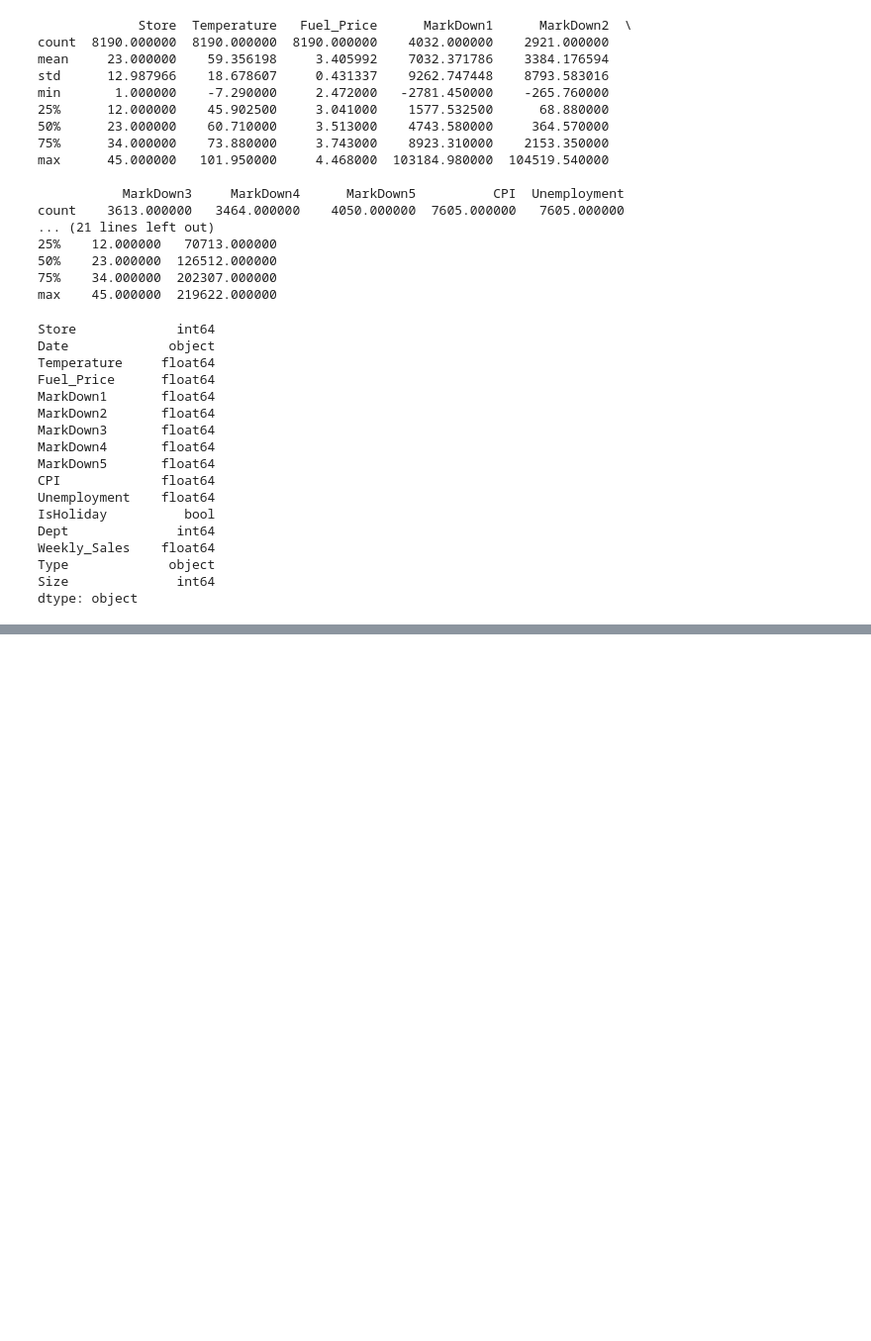
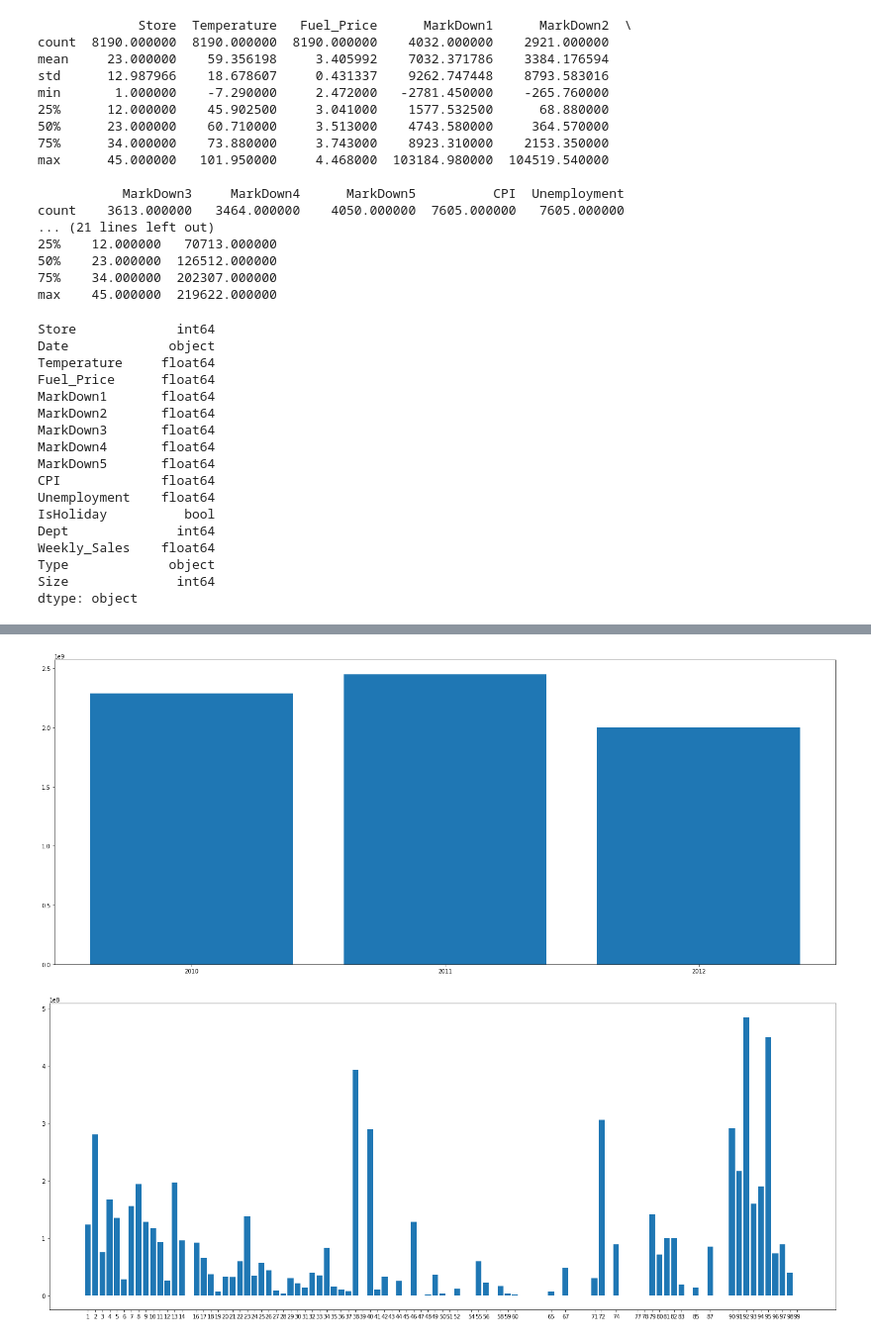
Before and after one commit to sathyanarayanankrishnan/DataScience, a Jupyter notebook: avatar-retail-analytics.ipynb, the cells around one changed output, grey strips where cells are left out. Shown at 99% size. Saved outputs shown, nothing was run; the diff lists cells and outputs as text; code cells hidden in the pictures; blank space fills up the shorter version.

```diff
--- a/avatar-retail-analytics.ipynb
+++ b/avatar-retail-analytics.ipynb
@@ -120,0 +141,21 @@ df_fss
+# %%
+df_fss['Year'] = pd.DatetimeIndex(df_fss['Date']).year
+df_fss['Month'] = pd.DatetimeIndex(df_fss['Date']).month
+df_fss['Quarter'] = pd.DatetimeIndex(df_fss['Date']).quarter
+df_fss['Quarter'] = pd.DatetimeIndex(df_fss['Date']).quarter
+df_fss['MarkDown1']=df_fss['MarkDown1'].fillna(0)
+df_fss['MarkDown2']=df_fss['MarkDown2'].fillna(0)
+df_fss['MarkDown3']=df_fss['MarkDown3'].fillna(0)
+df_fss['MarkDown4']=df_fss['MarkDown4'].fillna(0)
+df_fss['MarkDown5']=df_fss['MarkDown5'].fillna(0)
+#df_fss.head(10)
+#df_fss[df_fss['MarkDown1']>0]
+# %%
+df_fss_s14=df_fss[df_fss['Store']==14]
+store_14_year = df_fss.groupby(['Year'], as_index=False).agg(Sum_of_Weekly_Sales=('Weekly_Sales','sum'))
+Dept_14_year = df_fss.groupby(['Dept'], as_index=False).agg(Sum_of_Weekly_Sales_Dept=('Weekly_Sales','sum'))
+bar_plot(x_col=store_14_year['Year'],y_col=store_14_year['Sum_of_Weekly_Sales'])
+bar_plot(x_col=Dept_14_year['Dept'],y_col=Dept_14_year['Sum_of_Weekly_Sales_Dept'])
+# %% [output]
+[figure, added]
+[figure, added]
```
Also changed, not shown: parts of 10 cells of this notebook.
